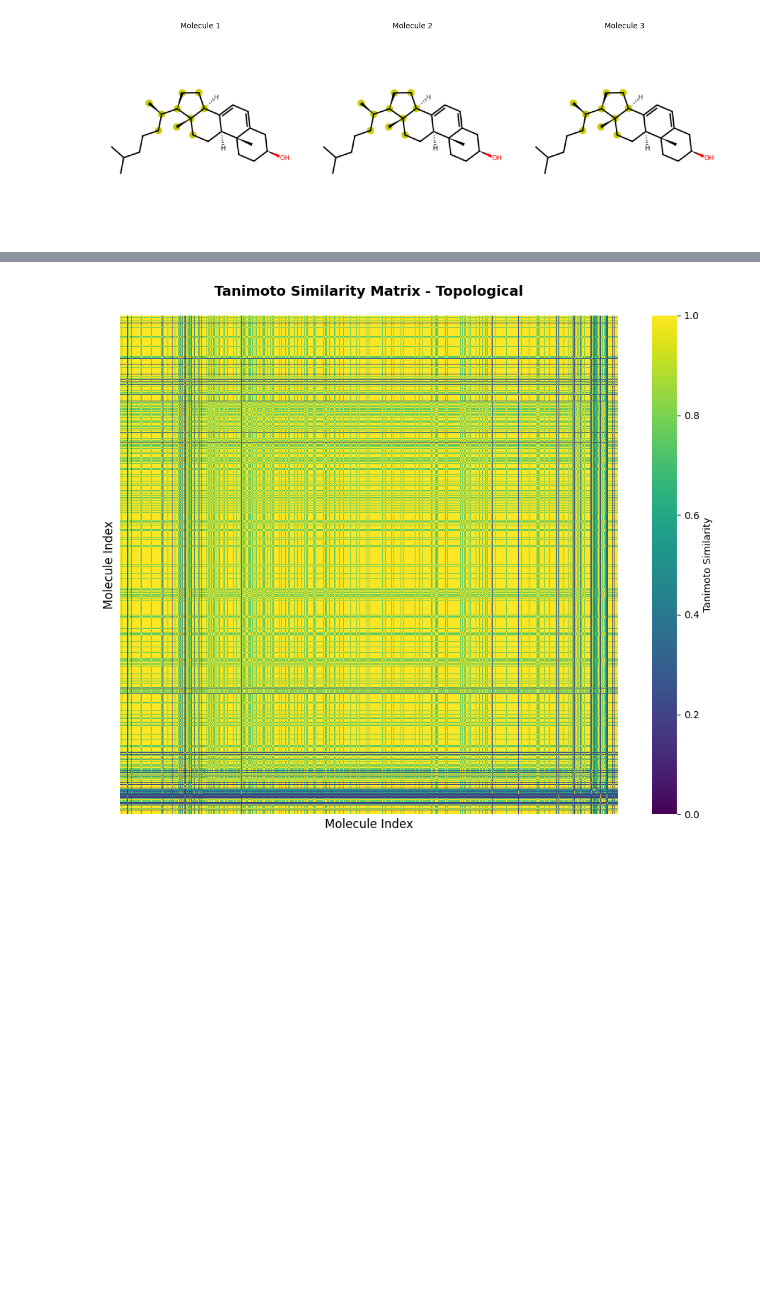
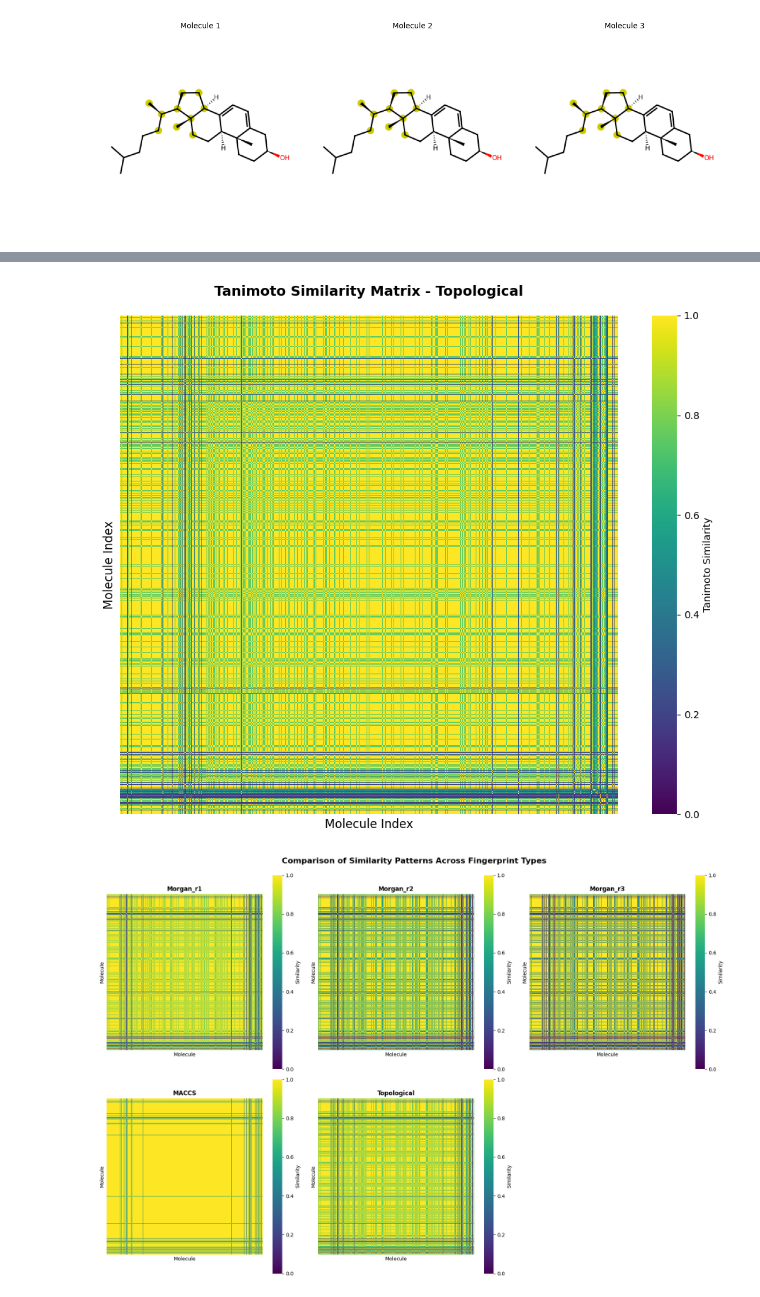
Before and after one commit to wiz124/chem169-git, a Jupyter notebook: Li_Harry_RID_010_code.ipynb, the cells around one changed output, grey strips where cells are left out. Saved outputs shown, nothing was run; the diff lists cells and outputs as text; code cells hidden in the pictures; blank space fills up the shorter version.

```diff
--- a/Li_Harry_RID_010_code.ipynb
+++ b/Li_Harry_RID_010_code.ipynb
@@ -283,30 +283,111 @@ def plot_similarity_heatmap(similarity_matrix, title, labels=None, figsize=(10,
                 cmap='viridis',
                 vmin=0, vmax=1,
                 square=True,
                 cbar_kws={'label': 'Tanimoto Similarity'},
                 xticklabels=labels if labels else False,
                 yticklabels=labels if labels else False)
 
     plt.title(title, fontsize=14, fontweight='bold', pad=20)
     plt.xlabel('Molecule Index', fontsize=12)
     plt.ylabel('Molecule Index', fontsize=12)
     plt.tight_layout()
     plt.show()
 
 # Create labels for molecules (first 10 chars of SMILES for brevity)
 labels = [f"M{i+1}" for i in range(len(mol_list))]
 
 # Plot heatmaps for all fingerprint types
 for fp_name, sim_matrix in similarity_matrices.items():
     plot_similarity_heatmap(
         sim_matrix,
         title=f"Tanimoto Similarity Matrix - {fp_name}",
         labels=None,  # Set to labels to show molecule IDs
         figsize=(10, 8)
     )
+# Compare all fingerprint types side-by-side
+fig, axes = plt.subplots(2, 3, figsize=(18, 12))
+axes = axes.flatten()
+
+fp_names_ordered = ['Morgan_r1', 'Morgan_r2', 'Morgan_r3', 'MACCS', 'Topological']
+
+for idx, fp_name in enumerate(fp_names_ordered):
+    if idx < len(axes) and fp_name in similarity_matrices:
+        sim_matrix = similarity_matrices[fp_name]
+
+        sns.heatmap(sim_matrix,
+                   cmap='viridis',
+                   vmin=0, vmax=1,
+                   square=True,
+                   cbar=True,
+                   cbar_kws={'label': 'Similarity'},
+                   xticklabels=False,
+                   yticklabels=False,
+                   ax=axes[idx])
+
+        axes[idx].set_title(fp_name, fontsize=12, fontweight='bold')
+        axes[idx].set_xlabel('Molecule', fontsize=10)
+        axes[idx].set_ylabel('Molecule', fontsize=10)
+
+# Hide the last subplot (6th position)
+if len(fp_names_ordered) < len(axes):
+    axes[-1].axis('off')
+
+plt.suptitle('Comparison of Similarity Patterns Across Fingerprint Types',
+             fontsize=16, fontweight='bold', y=0.995)
+plt.tight_layout()
+plt.show()
+
+# Analyze and compare fingerprint statistics
+print("📊 Fingerprint Comparison Statistics\n")
+print(f"{'Fingerprint':<20} {'Mean Sim':<12} {'Std Dev':<12} {'Median':<12}")
+print("="*60)
+
+for fp_name in fp_names_ordered:
+    if fp_name in similarity_matrices:
+        sim_matrix = similarity_matrices[fp_name]
+
+        # Exclude diagonal (self-similarity)
+        mask = ~np.eye(sim_matrix.shape[0], dtype=bool)
+        off_diagonal = sim_matrix[mask]
+
+        mean_sim = off_diagonal.mean()
+        std_sim = off_diagonal.std()
+        median_sim = np.median(off_diagonal)
+
+        print(f"{fp_name:<20} {mean_sim:<12.4f} {std_sim:<12.4f} {median_sim:<12.4f}")
+# Distribution of similarities for each fingerprint type
+fig, axes = plt.subplots(2, 3, figsize=(16, 10))
+axes = axes.flatten()
+
+for idx, fp_name in enumerate(fp_names_ordered):
+    if idx < len(axes) and fp_name in similarity_matrices:
+        sim_matrix = similarity_matrices[fp_name]
+
+        # Exclude diagonal
+        mask = ~np.eye(sim_matrix.shape[0], dtype=bool)
+        off_diagonal = sim_matrix[mask]
+
+        axes[idx].hist(off_diagonal, bins=30, alpha=0.7, color='steelblue', edgecolor='black')
+        axes[idx].axvline(off_diagonal.mean(), color='red', linestyle='--',
+                         linewidth=2, label=f'Mean: {off_diagonal.mean():.3f}')
+        axes[idx].set_title(fp_name, fontsize=12, fontweight='bold')
+        axes[idx].set_xlabel('Tanimoto Similarity', fontsize=10)
+        axes[idx].set_ylabel('Frequency', fontsize=10)
+        axes[idx].legend()
+        axes[idx].grid(True, alpha=0.3)
+
+# Hide the last subplot
+if len(fp_names_ordered) < len(axes):
+    axes[-1].axis('off')
+
+plt.suptitle('Distribution of Pairwise Similarities',
+             fontsize=16, fontweight='bold', y=0.995)
+plt.tight_layout()
+plt.show()
 # %% [output]
 [figure]
 [figure]
 [figure]
 [figure]
 [figure]
+[figure, added]
```
Also changed, not shown: parts of 1 cell of this notebook.
